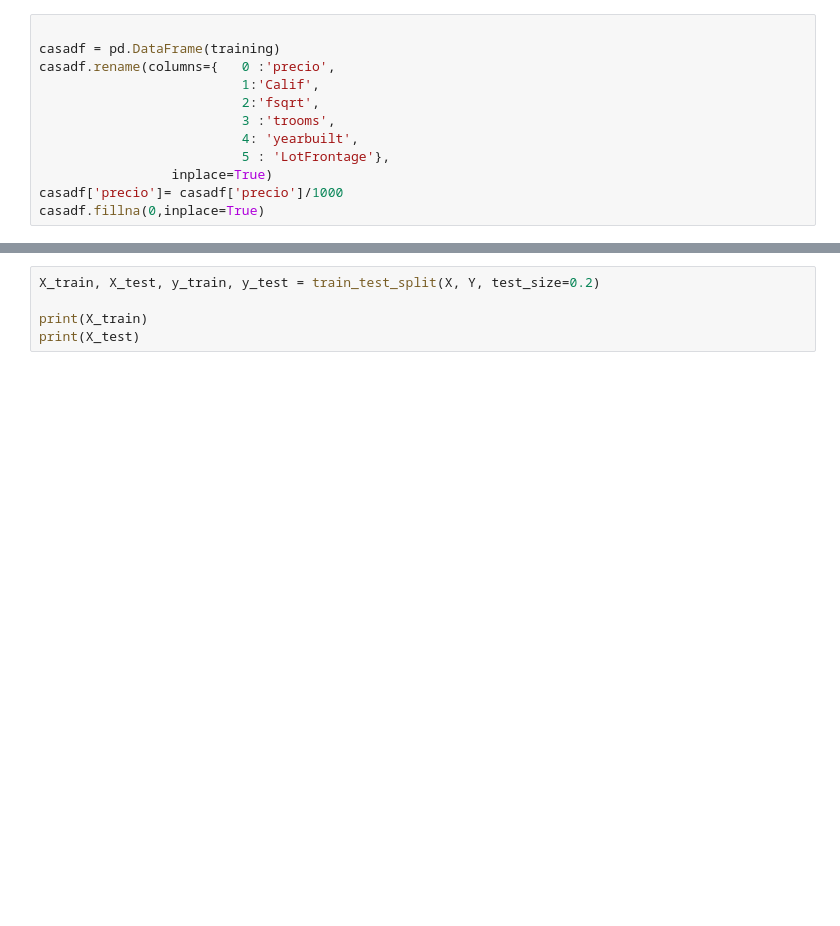
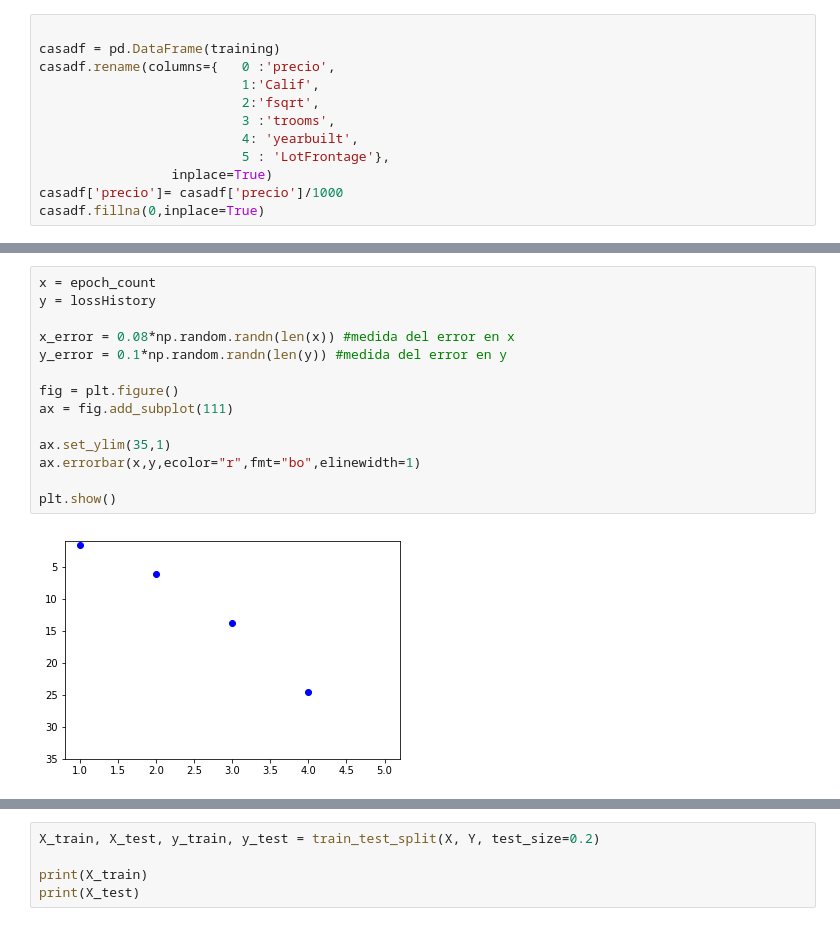
Before and after one commit to vbaezfortunato/Python_class, a Jupyter notebook: Proyecto Final.ipynb, the cells around one changed output, grey strips where cells are left out. Drawn from its saved outputs; the diff is of its cells as text; blank space fills up the shorter version.

```diff
--- a/Proyecto Final.ipynb
+++ b/Proyecto Final.ipynb
@@ -98,0 +165,16 @@ plt.show()
+# %%
+x = epoch_count
+y = lossHistory
+
+x_error = 0.08*np.random.randn(len(x)) #medida del error en x
+y_error = 0.1*np.random.randn(len(y)) #medida del error en y
+
+fig = plt.figure()
+ax = fig.add_subplot(111)
+
+ax.set_ylim(35,1)
+ax.errorbar(x,y,ecolor="r",fmt="bo",elinewidth=1)
+
+plt.show()
+# %% [output]
+[figure, added]
```
Also changed, not shown: parts of 17 cells of this notebook.
